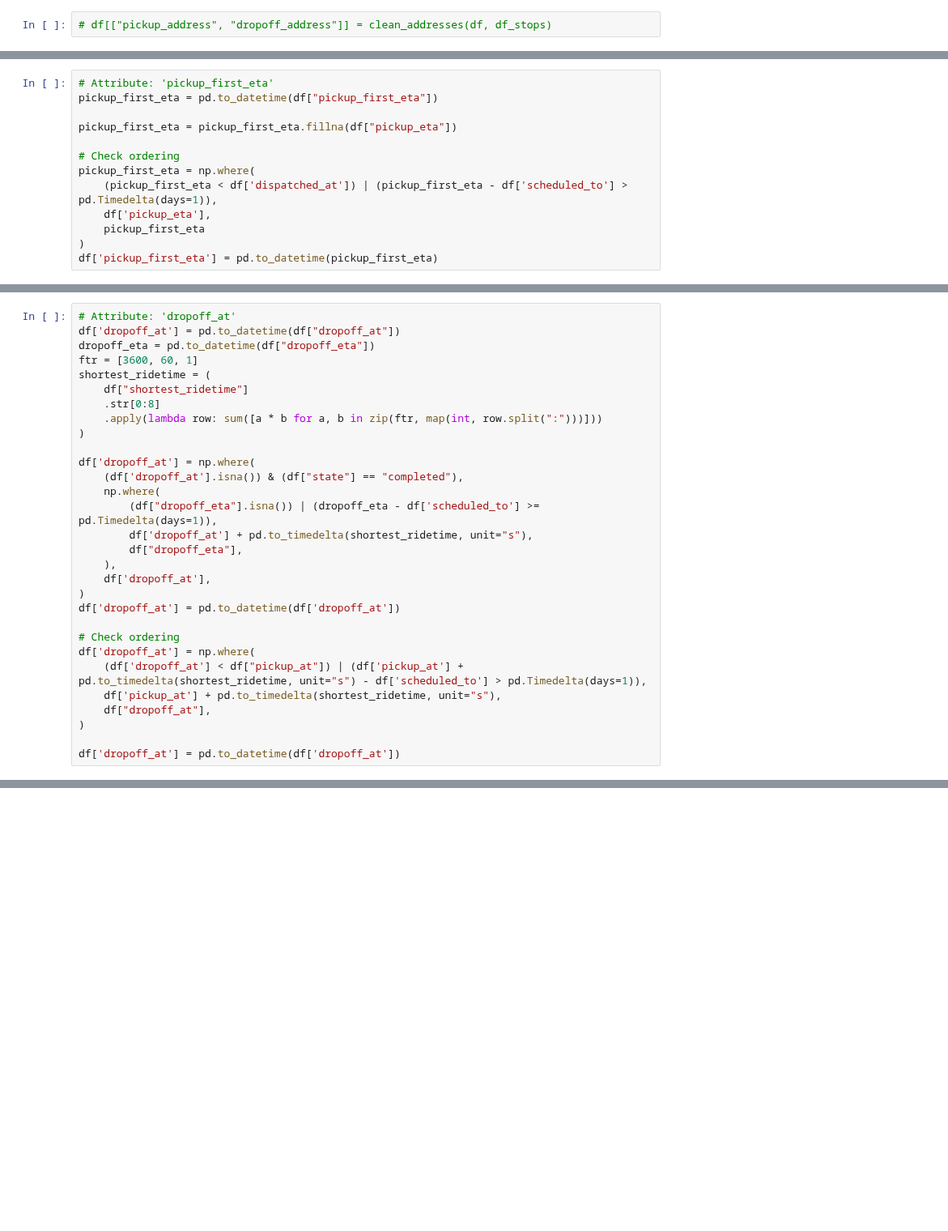
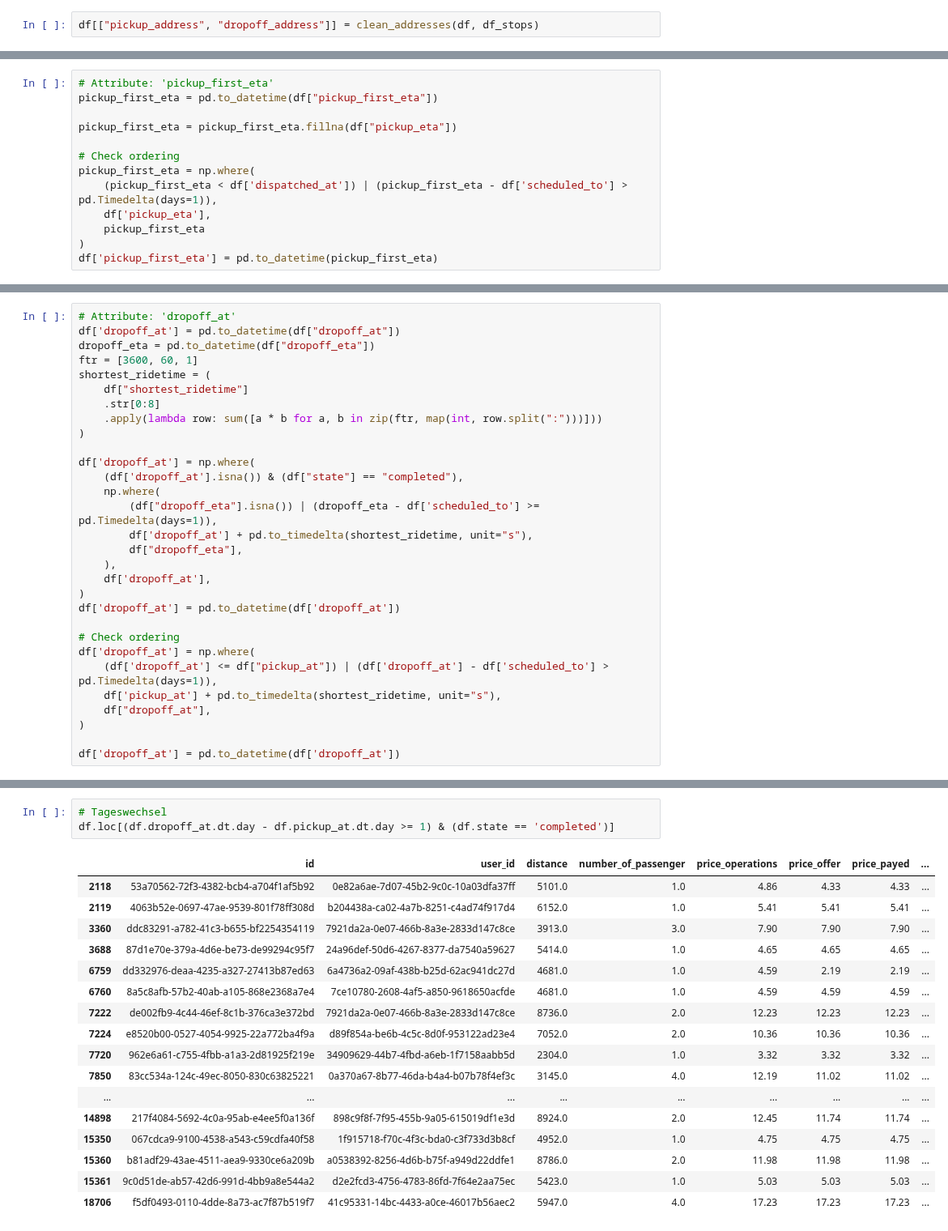
Before and after one commit to Lukas-Dierkes/vehicle-stream-team-project, a Jupyter notebook: vehicle_stream_pipeline/cleaning.ipynb, the cells around one changed output, grey strips where cells are left out. Shown at 81% size. Drawn from its saved outputs; the diff is of its cells as text; blank space fills up the shorter version.

Commit message:
finalising data cleaning

```diff
--- a/vehicle_stream_pipeline/cleaning.ipynb
+++ b/vehicle_stream_pipeline/cleaning.ipynb
@@ -209,7 +209,7 @@ def clean_addresses(df, df_stops):
 
     return addresses
 # %%
-# df[["pickup_address", "dropoff_address"]] = clean_addresses(df, df_stops)
+df[["pickup_address", "dropoff_address"]] = clean_addresses(df, df_stops)
 # %%
 # clean created at
 df['created_at'] = pd.to_datetime(df["created_at"])
@@ -489,7 +484,7 @@ df['dropoff_at'] = pd.to_datetime(df['dropoff_at'])
 
 # Check ordering
 df['dropoff_at'] = np.where(
-    (df['dropoff_at'] < df["pickup_at"]) | (df['pickup_at'] + pd.to_timedelta(shortest_ridetime, unit="s") - df['scheduled_to'] > pd.Timedelta(days=1)),
+    (df['dropoff_at'] <= df["pickup_at"]) | (df['dropoff_at'] - df['scheduled_to'] > pd.Timedelta(days=1)),
     df['pickup_at'] + pd.to_timedelta(shortest_ridetime, unit="s"),
     df["dropoff_at"],
 )
@@ -507,0 +501,21 @@ df.loc[(df.dropoff_at < df.pickup_at) & (df.state == 'completed')]
+# %%
+# Tageswechsel
+df.loc[(df.dropoff_at.dt.day - df.pickup_at.dt.day >= 1) & (df.state == 'completed')]
+# %% [output]
+|  | id | user_id | distance | number_of_passenger | price_operations | price_offer | price_payed | ... |
+| 2118 | 53a70562-72f3-4382-bcb4-a704f1af5b92 | 0e82a6ae-7d07-45b2-9c0c-10a03dfa37ff | 5101.0 | 1.0 | 4.86 | 4.33 | 4.33 | ... |
+| 2119 | 4063b52e-0697-47ae-9539-801f78ff308d | b204438a-ca02-4a7b-8251-c4ad74f917d4 | 6152.0 | 1.0 | 5.41 | 5.41 | 5.41 | ... |
+| 3360 | ddc83291-a782-41c3-b655-bf2254354119 | 7921da2a-0e07-466b-8a3e-2833d147c8ce | 3913.0 | 3.0 | 7.90 | 7.90 | 7.90 | ... |
+| 3688 | 87d1e70e-379a-4d6e-be73-de99294c95f7 | 24a96def-50d6-4267-8377-da7540a59627 | 5414.0 | 1.0 | 4.65 | 4.65 | 4.65 | ... |
+| 6759 | dd332976-deaa-4235-a327-27413b87ed63 | 6a4736a2-09af-438b-b25d-62ac941dc27d | 4681.0 | 1.0 | 4.59 | 2.19 | 2.19 | ... |
+| 6760 | 8a5c8afb-57b2-40ab-a105-868e2368a7e4 | 7ce10780-2608-4af5-a850-9618650acfde | 4681.0 | 1.0 | 4.59 | 4.59 | 4.59 | ... |
+| 7222 | de002fb9-4c44-46ef-8c1b-376ca3e372bd | 7921da2a-0e07-466b-8a3e-2833d147c8ce | 8736.0 | 2.0 | 12.23 | 12.23 | 12.23 | ... |
+| 7224 | e8520b00-0527-4054-9925-22a772ba4f9a | d89f854a-be6b-4c5c-8d0f-953122ad23e4 | 7052.0 | 2.0 | 10.36 | 10.36 | 10.36 | ... |
+| 7720 | 962e6a61-c755-4fbb-a1a3-2d81925f219e | 34909629-44b7-4fbd-a6eb-1f7158aabb5d | 2304.0 | 1.0 | 3.32 | 3.32 | 3.32 | ... |
+| 7850 | 83cc534a-124c-49ec-8050-830c63825221 | 0a370a67-8b77-46da-b4a4-b07b78f4ef3c | 3145.0 | 4.0 | 12.19 | 11.02 | 11.02 | ... |
+| ... | ... | ... | ... | ... | ... | ... | ... | ... |
+| 14898 | 217f4084-5692-4c0a-95ab-e4ee5f0a136f | 898c9f8f-7f95-455b-9a05-615019df1e3d | 8924.0 | 2.0 | 12.45 | 11.74 | 11.74 | ... |
+| 15350 | 067cdca9-9100-4538-a543-c59cdfa40f58 | 1f915718-f70c-4f3c-bda0-c3f733d3b8cf | 4952.0 | 1.0 | 4.75 | 4.75 | 4.75 | ... |
+| 15360 | b81adf29-43ae-4511-aea9-9330ce6a209b | a0538392-8256-4d6b-b75f-a949d22ddfe1 | 8786.0 | 2.0 | 11.98 | 11.98 | 11.98 | ... |
+| 15361 | 9c0d51de-ab57-42d6-991d-4bb9a8e544a2 | d2e2fcd3-4756-4783-86fd-7f64e2aa75ec | 5423.0 | 1.0 | 5.03 | 5.03 | 5.03 | ... |
+| 18706 | f5df0493-0110-4dde-8a73-ac7f87b519f7 | 41c95331-14bc-4433-a0ce-46017b56aec2 | 5947.0 | 4.0 | 17.23 | 17.23 | 17.23 | ... |
```
Also changed, not shown: parts of 12 cells of this notebook.
